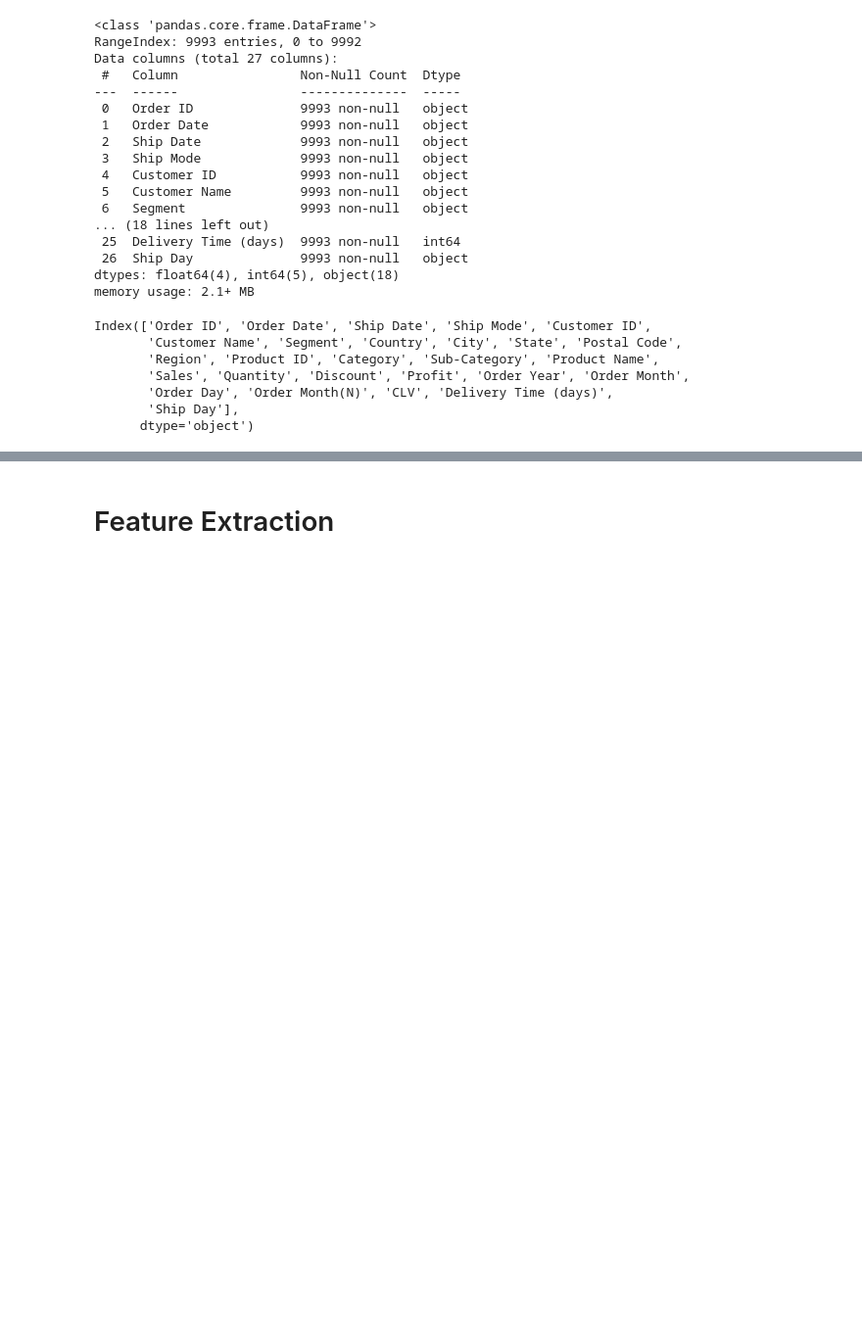
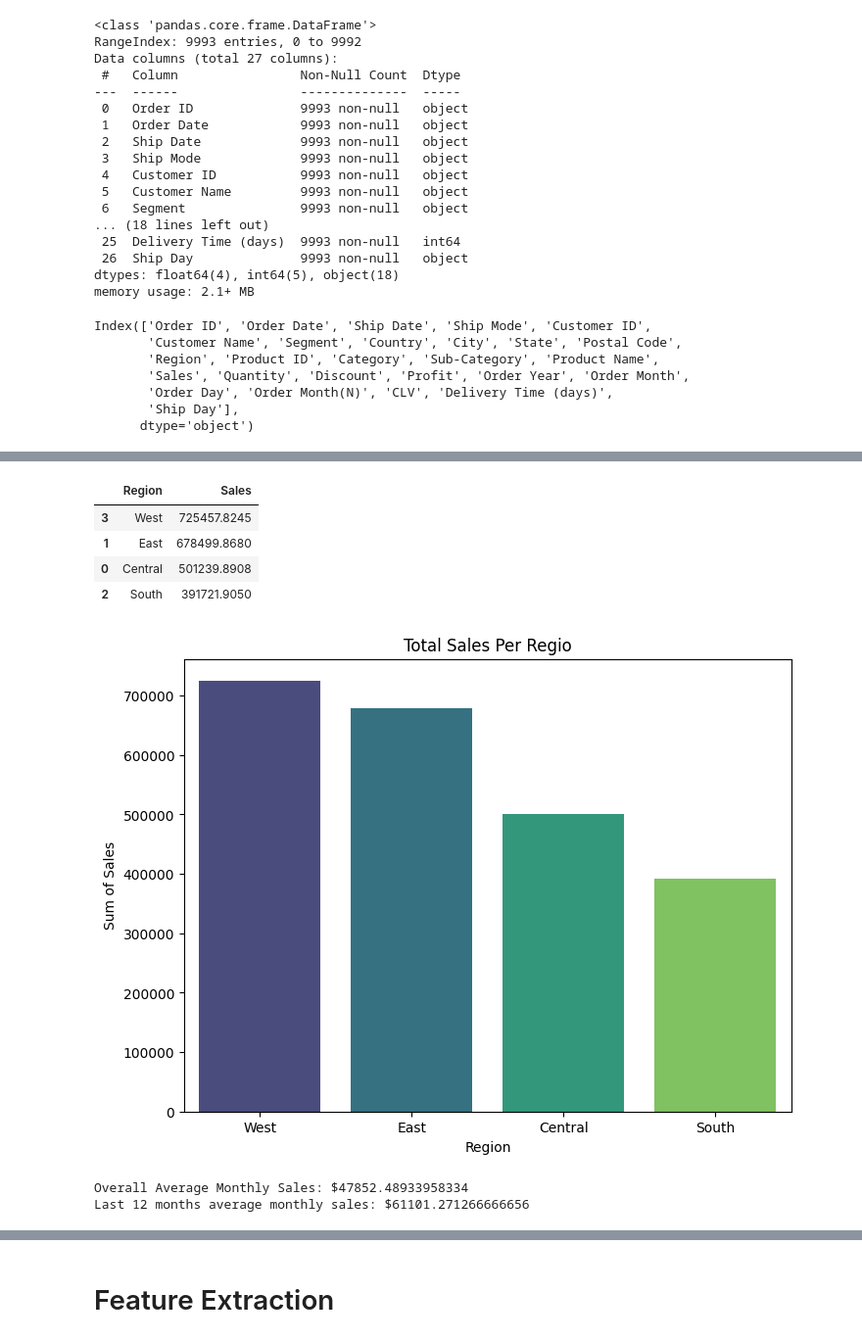
Before and after one commit to zakianazzum/superstore_sales_analysis, a Jupyter notebook: Forecast_w_LMRegression.ipynb, the cells around one changed output, grey strips where cells are left out. Shown at 98% size. Saved outputs shown, nothing was run; the diff lists cells and outputs as text; code cells hidden in the pictures; blank space fills up the shorter version.

```diff
--- a/Forecast_w_LMRegression.ipynb
+++ b/Forecast_w_LMRegression.ipynb
@@ -47,0 +154,43 @@ Index(['Order ID', 'Order Date', 'Ship Date', 'Ship Mode', 'Customer ID',
+# %%
+def sales_per_region(data):
+	sales_by_region = data.groupby('Region',observed=True)['Sales'].sum().reset_index()
+	sales_by_region = sales_by_region.sort_values(by="Sales", ascending=False)
+
+	fig,ax = plt.subplots(figsize=(8,6))
+
+	sns.barplot(
+		x="Region",
+		y="Sales",
+		data=sales_by_region,
+		hue="Region",  # Assign the x variable to hue
+		dodge=False,   # Ensure bars are not split
+		palette="viridis"
+	)
+
+	ax.set(xlabel = "Region", ylabel = "Sum of Sales", title = "Total Sales Per Regio")
+
+	return sales_by_region
+# %%
+sales_per_region(df)
+# %% [output]
+|  | Region | Sales |
+| 3 | West | 725457.8245 |
+| 1 | East | 678499.8680 |
+| 0 | Central | 501239.8908 |
+| 2 | South | 391721.9050 |
+[figure, added]
+# %%
+# Overall for four years:
+
+avg_m_sales = monthly_sales.Sales.mean()
+print(f"Overall Average Monthly Sales: ${avg_m_sales}")
+
+def avg_12months():
+	# Last one year (This will be forecasted Sales)
+	avg_m_sales_1y = monthly_sales.Sales[-12:].mean()
+	print(f"Last 12 months average monthly sales: ${avg_m_sales_1y}")
+
+avg_12months()
+# %% [output]
+Overall Average Monthly Sales: $47852.48933958334
+Last 12 months average monthly sales: $61101.271266666656
```
Also changed, not shown: parts of 24 cells of this notebook, 5 other files.
